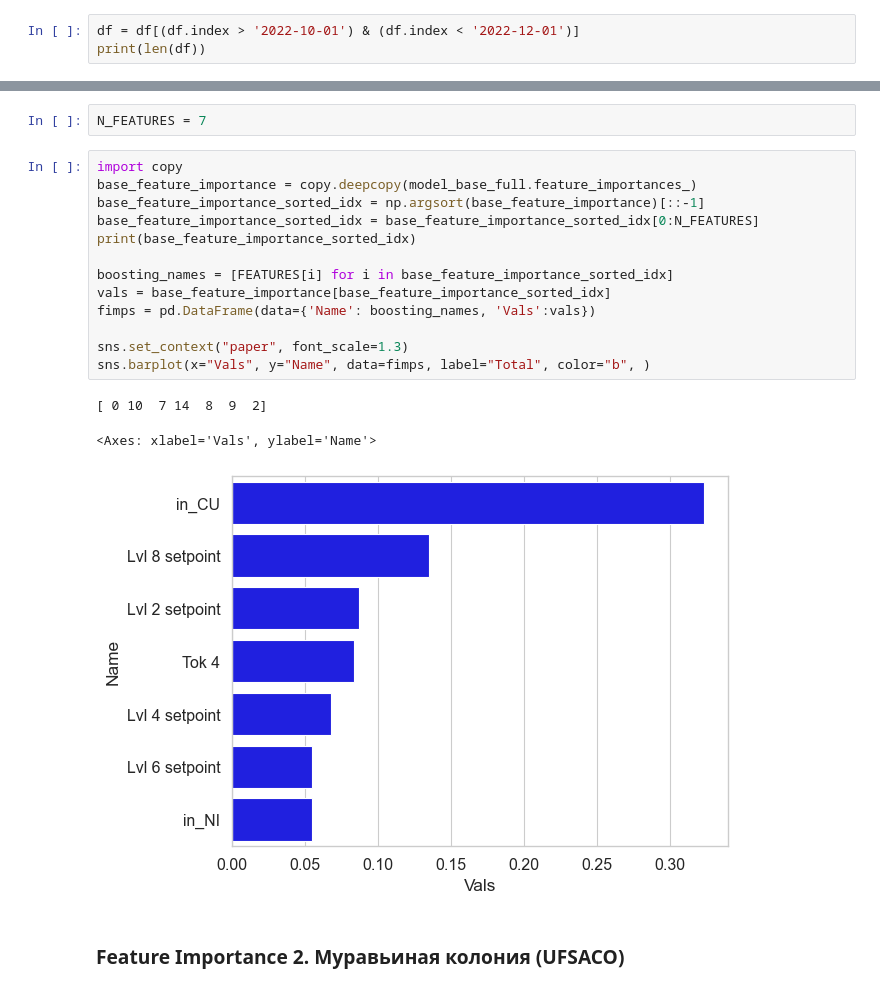
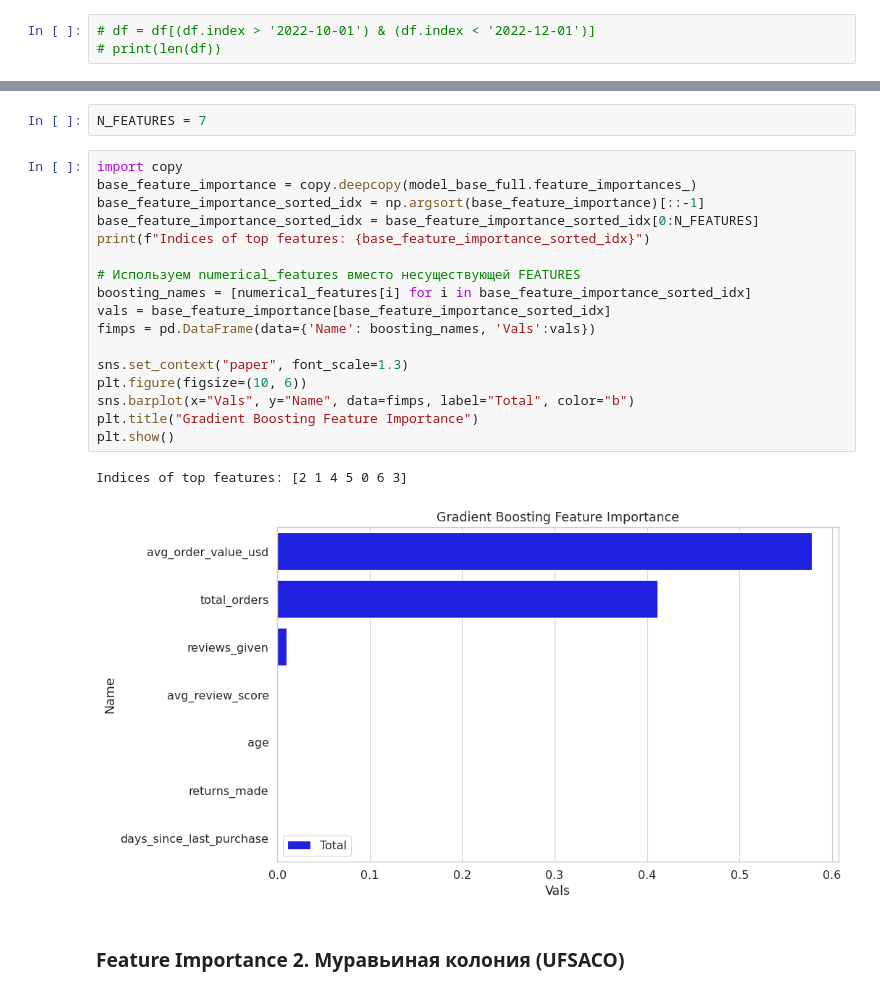
Before and after one commit to sircuspelle/e-commerce-feature-selection, a Jupyter notebook: methOpt_HW_3.ipynb, the cells around one changed output, grey strips where cells are left out. Saved outputs shown, nothing was run; the diff lists cells and outputs as text.

```diff
--- a/methOpt_HW_3.ipynb
+++ b/methOpt_HW_3.ipynb
@@ -144,3 +141,3 @@ KeyError: 'TailCU'
 # %%
-df = df[(df.index > '2022-10-01') & (df.index < '2022-12-01')]
-print(len(df))
+# df = df[(df.index > '2022-10-01') & (df.index < '2022-12-01')]
+# print(len(df))
@@ -192,20 +203,23 @@ N_FEATURES = 7
 # %%
 import copy
 base_feature_importance = copy.deepcopy(model_base_full.feature_importances_)
 base_feature_importance_sorted_idx = np.argsort(base_feature_importance)[::-1]
 base_feature_importance_sorted_idx = base_feature_importance_sorted_idx[0:N_FEATURES]
-print(base_feature_importance_sorted_idx)
+print(f"Indices of top features: {base_feature_importance_sorted_idx}")
 
-boosting_names = [FEATURES[i] for i in base_feature_importance_sorted_idx]
+# Используем numerical_features вместо несуществующей FEATURES
+boosting_names = [numerical_features[i] for i in base_feature_importance_sorted_idx]
 vals = base_feature_importance[base_feature_importance_sorted_idx]
 fimps = pd.DataFrame(data={'Name': boosting_names, 'Vals':vals})
 
 sns.set_context("paper", font_scale=1.3)
-sns.barplot(x="Vals", y="Name", data=fimps, label="Total", color="b", )
+plt.figure(figsize=(10, 6))
+sns.barplot(x="Vals", y="Name", data=fimps, label="Total", color="b")
+plt.title("Gradient Boosting Feature Importance")
+plt.show()
 # %% [output]
-[ 0 10  7 14  8  9  2]
+Indices of top features: [2 1 4 5 0 6 3]
-<Axes: xlabel='Vals', ylabel='Name'>
-[figure, old version]
+[figure, new version]
 # %% [markdown]
 ### Feature Importance 2. Муравьиная колония (UFSACO)
 # %%
```
Also changed, not shown: parts of 20 cells of this notebook.
